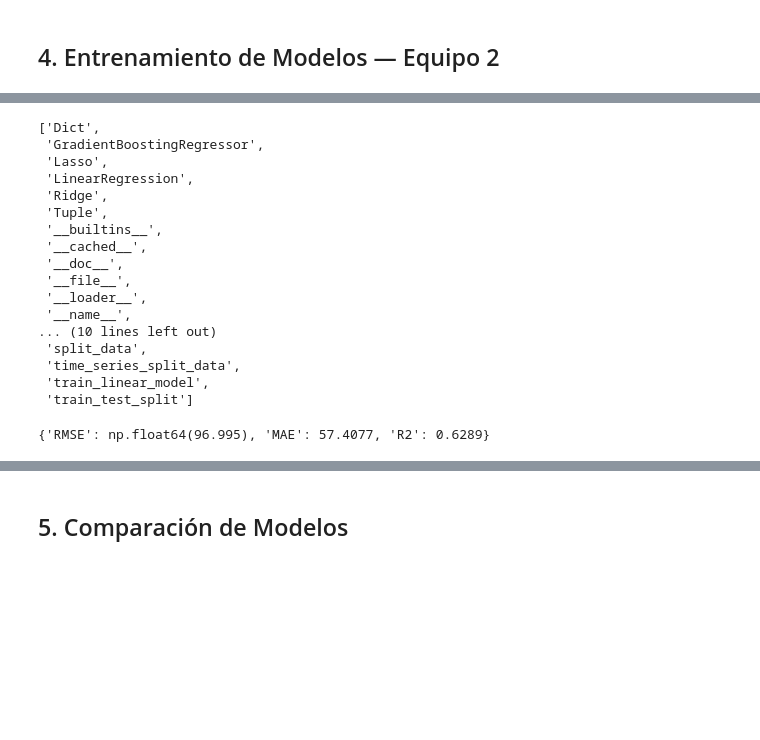
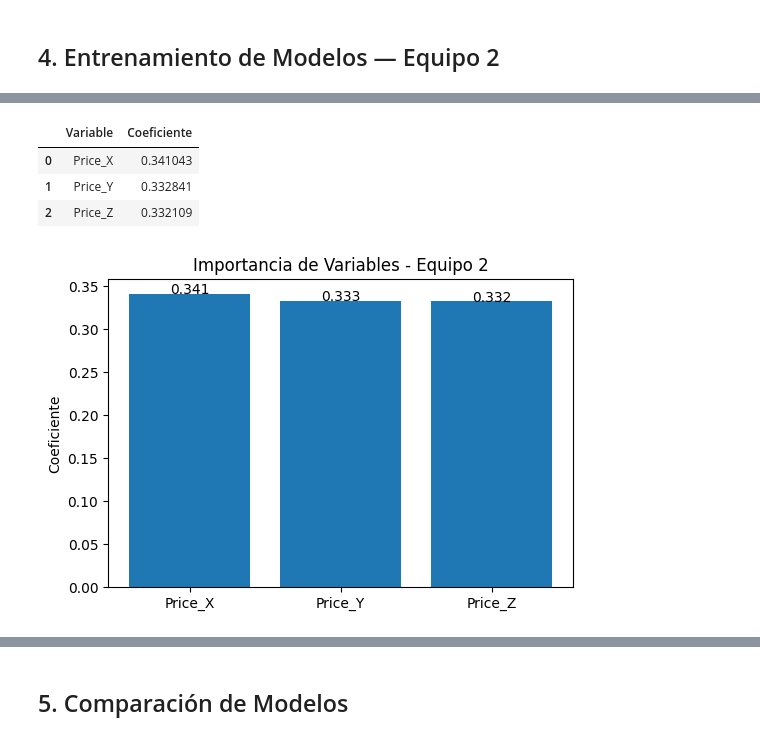
Before and after one commit to mariajose-erazo/dataknow-costos-operativos, a Jupyter notebook: notebooks/02_modelado_predictivo.ipynb, the cells around one changed output, grey strips where cells are left out. Saved outputs shown, nothing was run; the diff lists cells and outputs as text; code cells hidden in the pictures; blank space fills up the shorter version.

```diff
--- a/notebooks/02_modelado_predictivo.ipynb
+++ b/notebooks/02_modelado_predictivo.ipynb
@@ -209,39 +188,41 @@ importance_equipo2
-# %%
-import modeling
-
-dir(modeling)
-# %% [output]
-['Dict',
- 'GradientBoostingRegressor',
- 'Lasso',
- 'LinearRegression',
- 'Ridge',
- 'Tuple',
- '__builtins__',
- '__cached__',
- '__doc__',
- '__file__',
- '__loader__',
- '__name__',
-... (10 lines left out)
- 'split_data',
- 'time_series_split_data',
- 'train_linear_model',
- 'train_test_split']
-# %%
-from modeling import train_gradient_boosting_model, get_feature_importance
-
-gb_equipo2 = train_gradient_boosting_model(
-    X_train,
-    y_train
-)
-
-metricas_gb_equipo2 = evaluate_model(
-    gb_equipo2,
-    X_test,
-    y_test
-)
-
-print(metricas_gb_equipo2)
-# %% [output]
-{'RMSE': np.float64(96.995), 'MAE': 57.4077, 'R2': 0.6289}
+# %%
+# =====================================================
+# IMPORTANCIA DE VARIABLES - EQUIPO 2
+# =====================================================
+
+coeficientes_equipo2 = pd.DataFrame({
+    "Variable": FEATURES,
+    "Coeficiente": modelo_equipo2.coef_
+})
+
+coeficientes_equipo2 = coeficientes_equipo2.sort_values(
+    "Coeficiente",
+    ascending=False
+)
+
+display(coeficientes_equipo2)
+
+plt.figure(figsize=(6,4))
+
+bars = plt.bar(
+    coeficientes_equipo2["Variable"],
+    coeficientes_equipo2["Coeficiente"]
+)
+
+for bar in bars:
+    plt.text(
+        bar.get_x() + bar.get_width()/2,
+        bar.get_height(),
+        f"{bar.get_height():.3f}",
+        ha="center"
+    )
+
+plt.title("Importancia de Variables - Equipo 2")
+plt.ylabel("Coeficiente")
+plt.show()
+# %% [output]
+|  | Variable | Coeficiente |
+| 0 | Price_X | 0.341043 |
+| 1 | Price_Y | 0.332841 |
+| 2 | Price_Z | 0.332109 |
+[figure, added]
```
Also changed, not shown: parts of 18 cells of this notebook, 1 other file.
